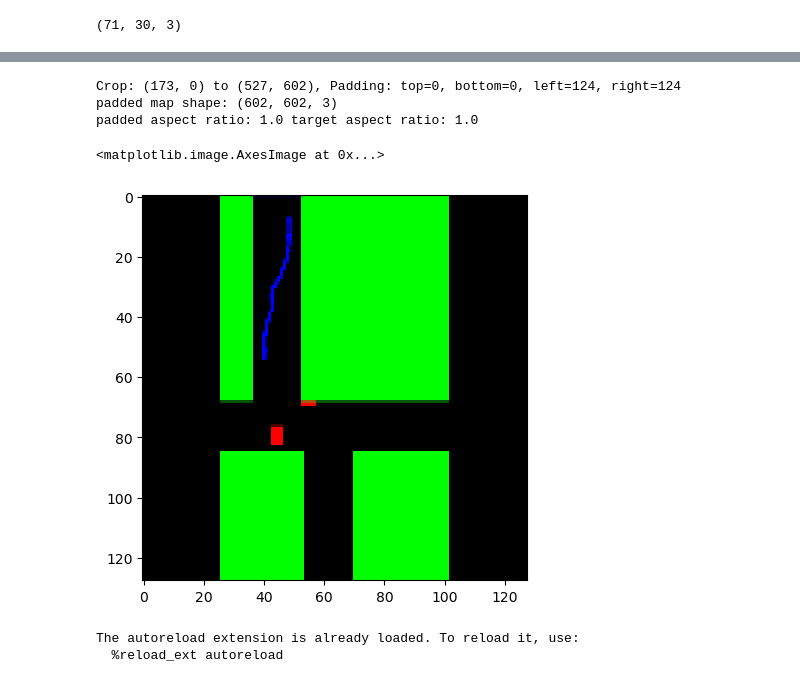
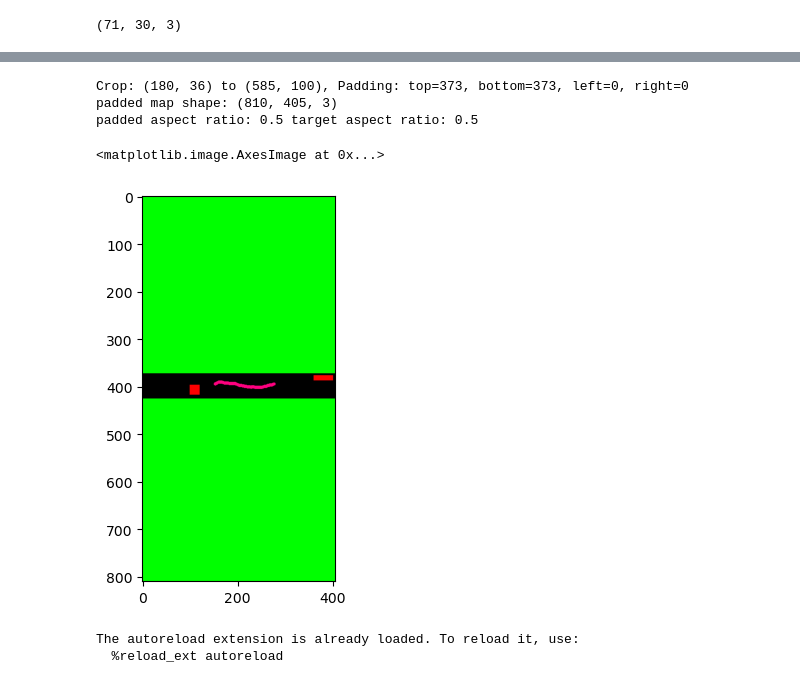
Before and after one commit to hxguo332/CSDI_social-interaction, a Jupyter notebook: visualize_dataset.ipynb, the cells around one changed output, grey strips where cells are left out. Drawn from its saved outputs; the diff is of its cells as text; code cells hidden in the pictures.

```diff
--- a/visualize_dataset.ipynb
+++ b/visualize_dataset.ipynb
@@ -114,7 +114,7 @@ dataset = AugmentedSimulationDataset(
     )
 # %%
 import cv2
-index = 6280
+index = 20
 index, scenario = dataset.get_index(index)
 track = dataset.data[scenario][index]
 
@@ -328,7 +328,7 @@ if pad_top > 0 or pad_bottom > 0 or pad_left > 0 or pad_right > 0:
         pad_top, pad_bottom,
         pad_left, pad_right,
         borderType=cv2.BORDER_CONSTANT,
-        value=0
+        value=(0, 255, 0)
     )
 else:
     padded_map = cropped_map
@@ -342,15 +342,18 @@ print("padded aspect ratio:", padded_map.shape[1] / padded_map.shape[0], "target
 # Resize directly to target shape
 final_map = cv2.resize(padded_map, desired_crop_size[::-1], interpolation=cv2.INTER_LINEAR)
 # %% [output]
-Crop: (173, 0) to (527, 602), Padding: top=0, bottom=0, left=124, right=124
-padded map shape: (602, 602, 3)
-padded aspect ratio: 1.0 target aspect ratio: 1.0
+Crop: (180, 36) to (585, 100), Padding: top=373, bottom=373, left=0, right=0
+padded map shape: (810, 405, 3)
+padded aspect ratio: 0.5 target aspect ratio: 0.5
+# %%
+padded_track = cropped_track + np.array([pad_left, pad_top])
 # %%
+draw_track_on_map(padded_map, padded_track, observed_masks)
 plt.figure(figsize=(5, 5))
-plt.imshow(final_map.astype(np.uint8))
+plt.imshow(padded_map.astype(np.uint8))
 # %% [output]
 <matplotlib.image.AxesImage at 0x...>
-[figure, old version]
+[figure, new version]
 # %%
 %load_ext autoreload
 %autoreload 2
```
Also changed, not shown: parts of 7 cells of this notebook, 1 other file.
